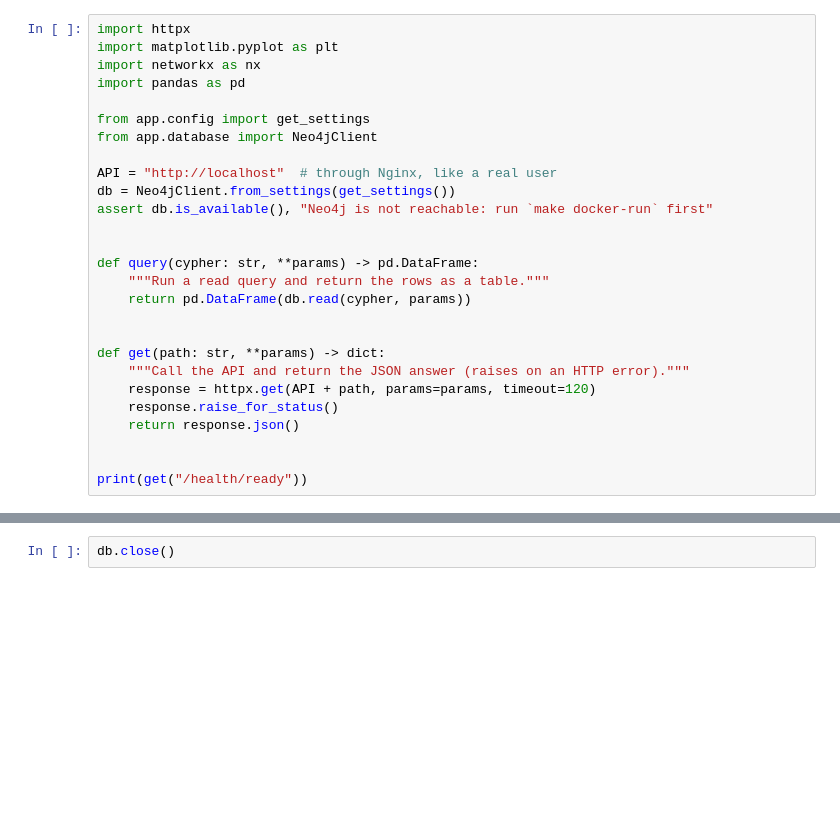
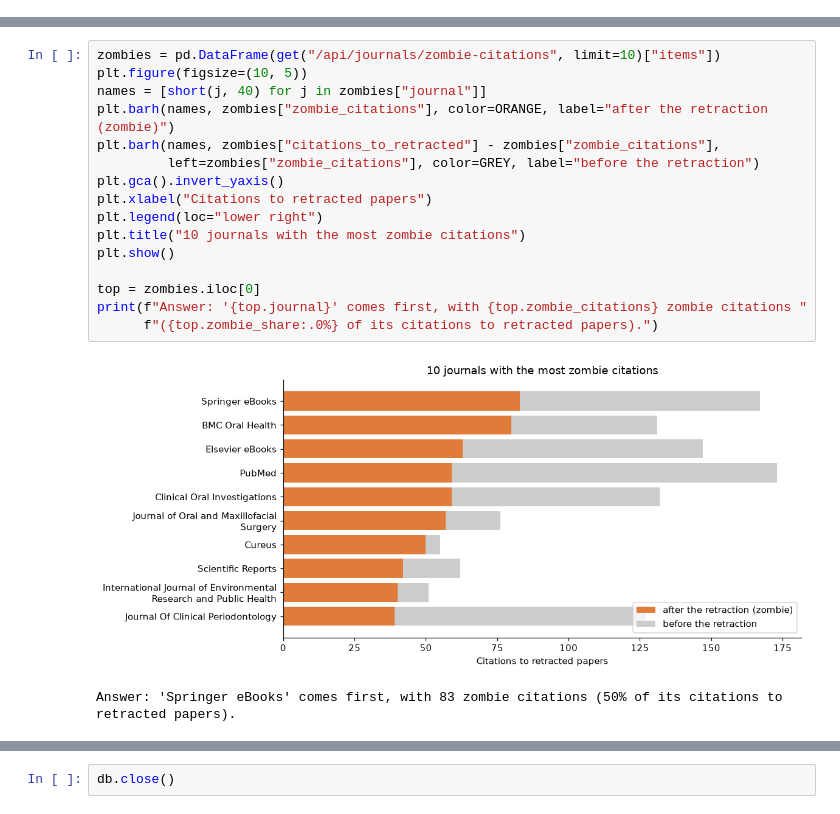
Before and after one commit to CharlotteLeBihan18/Retraction-Contamination-Tracker, a Jupyter notebook: demo.ipynb, the cells around one changed output, grey strips where cells are left out. Drawn from its saved outputs; the diff is of its cells as text; blank space fills up the shorter version.

Commit message:
docs: make the demo notebook clearer (questions, answers, readable charts)

```diff
--- a/demo.ipynb
+++ b/demo.ipynb
@@ -20,27 +0,0 @@ Reminder: being linked to a retracted paper is **exposure**, not proof that a pa
-# %%
-import httpx
-import matplotlib.pyplot as plt
-import networkx as nx
-import pandas as pd
-
-from app.config import get_settings
-from app.database import Neo4jClient
-
-API = "http://localhost"  # through Nginx, like a real user
-db = Neo4jClient.from_settings(get_settings())
-assert db.is_available(), "Neo4j is not reachable: run `make docker-run` first"
-
-
-def query(cypher: str, **params) -> pd.DataFrame:
-    """Run a read query and return the rows as a table."""
-    return pd.DataFrame(db.read(cypher, params))
-
-
-def get(path: str, **params) -> dict:
-    """Call the API and return the JSON answer (raises on an HTTP error)."""
-    response = httpx.get(API + path, params=params, timeout=120)
-    response.raise_for_status()
-    return response.json()
-
-
-print(get("/health/ready"))
@@ -410,0 +196,19 @@ The risk model is not trained yet: run python -m app.services.risk (train the mo
+# %%
+zombies = pd.DataFrame(get("/api/journals/zombie-citations", limit=10)["items"])
+plt.figure(figsize=(10, 5))
+names = [short(j, 40) for j in zombies["journal"]]
+plt.barh(names, zombies["zombie_citations"], color=ORANGE, label="after the retraction (zombie)")
+plt.barh(names, zombies["citations_to_retracted"] - zombies["zombie_citations"],
+         left=zombies["zombie_citations"], color=GREY, label="before the retraction")
+plt.gca().invert_yaxis()
+plt.xlabel("Citations to retracted papers")
+plt.legend(loc="lower right")
+plt.title("10 journals with the most zombie citations")
+plt.show()
+
+top = zombies.iloc[0]
+print(f"Answer: '{top.journal}' comes first, with {top.zombie_citations} zombie citations "
+      f"({top.zombie_share:.0%} of its citations to retracted papers).")
+# %% [output]
+[figure, added]
+Answer: 'Springer eBooks' comes first, with 83 zombie citations (50% of its citations to retracted papers).
```
Also changed, not shown: parts of 53 cells of this notebook.
